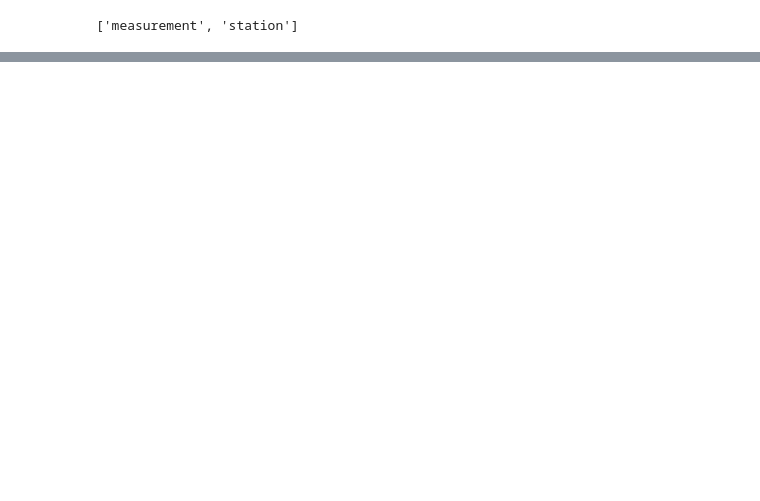
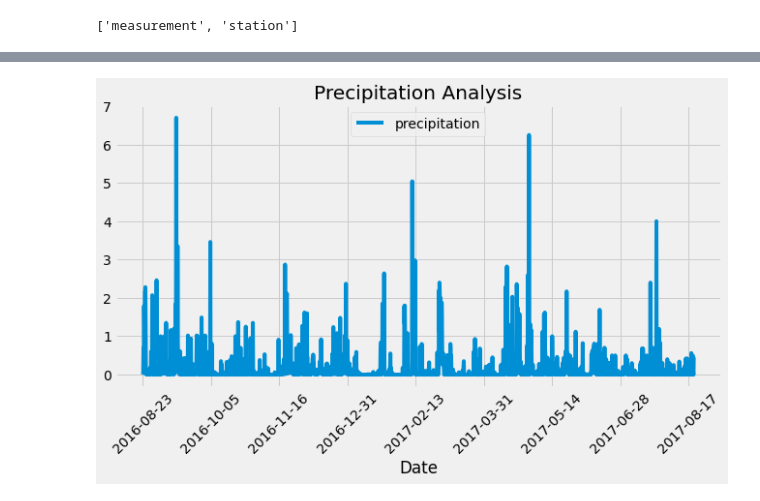
Before and after one commit to jacobhash570/sqlalchemy-challenge, a Jupyter notebook: Analysis.ipynb, the cells around one changed output, grey strips where cells are left out. Cells and saved outputs as stored; diff of their text form; code cells hidden in the pictures; blank space fills up the shorter version.

Commit message:
Precipitation analysis.

```diff
--- a/Analysis.ipynb
+++ b/Analysis.ipynb
@@ -21,3 +28,6 @@ Measurement = Base.classes.measurement
 Station = Base.classes.station
 # %%
 session = Session(engine)
+# %%
+last_date = session.query(Measurement.date).order_by(Measurement.date.desc()).first()
+print(f"Last date: {last_date[0]}")
@@ -23,0 +36,12 @@ session = Session(engine)
+# %%
+last_date = dt.datetime.strptime(last_date[0], '%Y-%m-%d')
+# %%
+query_date = dt.date(last_date.year -1, last_date.month, last_date.day)
+sel = [Measurement.date, Measurement.prcp]
+query_result = session.query(*sel).filter(Measurement.date >= query_date).all()
+precipitation_df = pd.DataFrame(query_result, columns=['Date','precipitation'])
+precipitation_df = precipitation_df.dropna(how='any')
+# %%
+precipitation_df = precipitation_df.sort_values(["Date"], ascending = True)
+precipitation_df = precipitation_df.set_index("Date")
+precipitation_df.head()
@@ -23,0 +56,7 @@ session = Session(engine)
+# %%
+precipitation_df.plot(title="Precipitation Analysis", figsize=(10,5))
+plt.xticks(rotation = 45)
+plt.legend(loc='upper center')
+plt.show()
+# %% [output]
+[figure, added]
```
Also changed, not shown: parts of 5 cells of this notebook.
